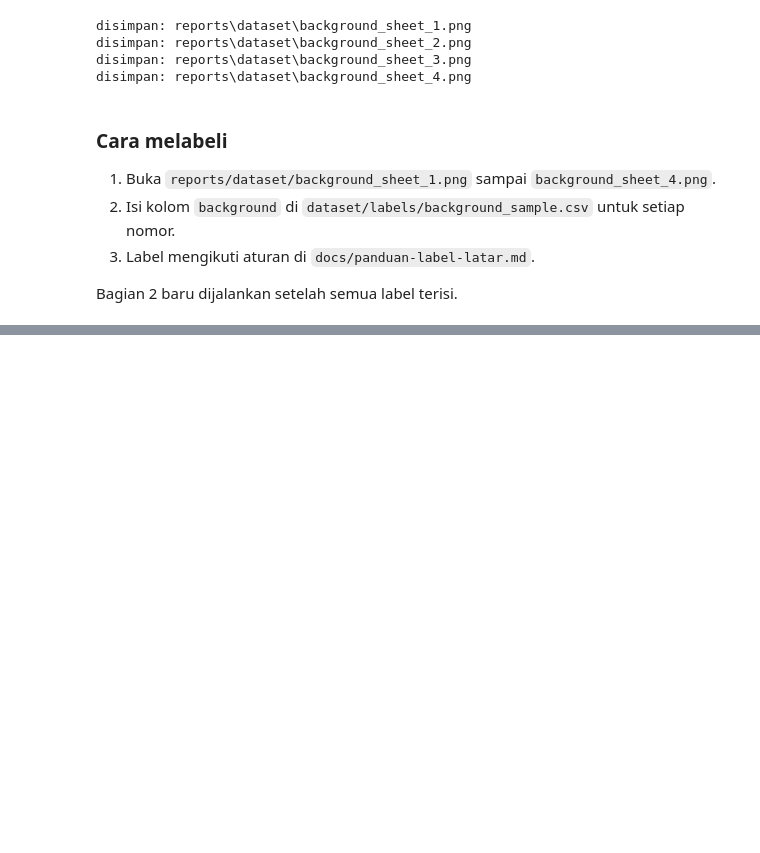
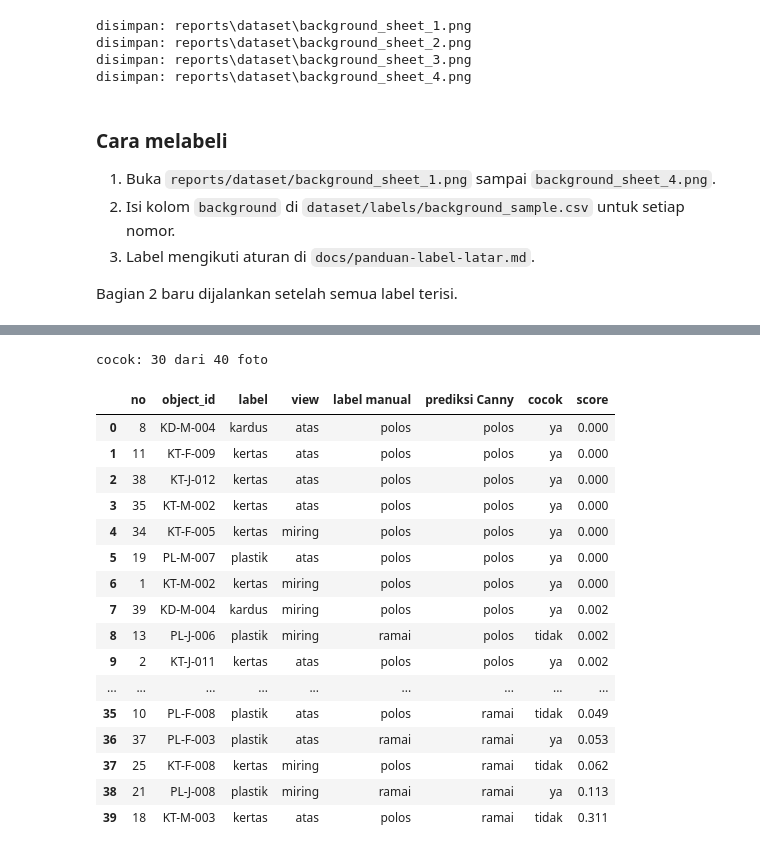
Before and after one commit to SenyuminAja16/waste-classification, a Jupyter notebook: dataset/notebooks/01_background_canny_test.ipynb, the cells around one changed output, grey strips where cells are left out. Saved outputs shown, nothing was run; the diff lists cells and outputs as text; code cells hidden in the pictures; blank space fills up the shorter version.

```diff
--- a/dataset/notebooks/01_background_canny_test.ipynb
+++ b/dataset/notebooks/01_background_canny_test.ipynb
@@ -115,0 +301,28 @@ Bagian 2 baru dijalankan setelah semua label terisi.
+# %%
+comparison = scores.assign(prediction=predicted, match=predicted == scores["background"])
+print(f"cocok: {comparison['match'].sum()} dari {len(comparison)} foto")
+
+comparison = comparison[["no", "object_id", "label", "view", "background", "prediction", "match", "score"]]
+comparison = comparison.assign(match=comparison["match"].map({True: "ya", False: "tidak"})).rename(
+    columns={"background": "label manual", "prediction": "prediksi Canny", "match": "cocok"}
+)
+comparison.round({"score": 3})
+# %% [output]
+cocok: 30 dari 40 foto
+|  | no | object_id | label | view | label manual | prediksi Canny | cocok | score |
+| 0 | 8 | KD-M-004 | kardus | atas | polos | polos | ya | 0.000 |
+| 1 | 11 | KT-F-009 | kertas | atas | polos | polos | ya | 0.000 |
+| 2 | 38 | KT-J-012 | kertas | atas | polos | polos | ya | 0.000 |
+| 3 | 35 | KT-M-002 | kertas | atas | polos | polos | ya | 0.000 |
+| 4 | 34 | KT-F-005 | kertas | miring | polos | polos | ya | 0.000 |
+| 5 | 19 | PL-M-007 | plastik | atas | polos | polos | ya | 0.000 |
+| 6 | 1 | KT-M-002 | kertas | miring | polos | polos | ya | 0.000 |
+| 7 | 39 | KD-M-004 | kardus | miring | polos | polos | ya | 0.002 |
+| 8 | 13 | PL-J-006 | plastik | miring | ramai | polos | tidak | 0.002 |
+| 9 | 2 | KT-J-011 | kertas | atas | polos | polos | ya | 0.002 |
+| ... | ... | ... | ... | ... | ... | ... | ... | ... |
+| 35 | 10 | PL-F-008 | plastik | atas | polos | ramai | tidak | 0.049 |
+| 36 | 37 | PL-F-003 | plastik | atas | ramai | ramai | ya | 0.053 |
+| 37 | 25 | KT-F-008 | kertas | miring | polos | ramai | tidak | 0.062 |
+| 38 | 21 | PL-J-008 | plastik | miring | ramai | ramai | ya | 0.113 |
+| 39 | 18 | KT-M-003 | kertas | atas | polos | ramai | tidak | 0.311 |
```
Also changed, not shown: parts of 11 cells of this notebook, 4 other files.
